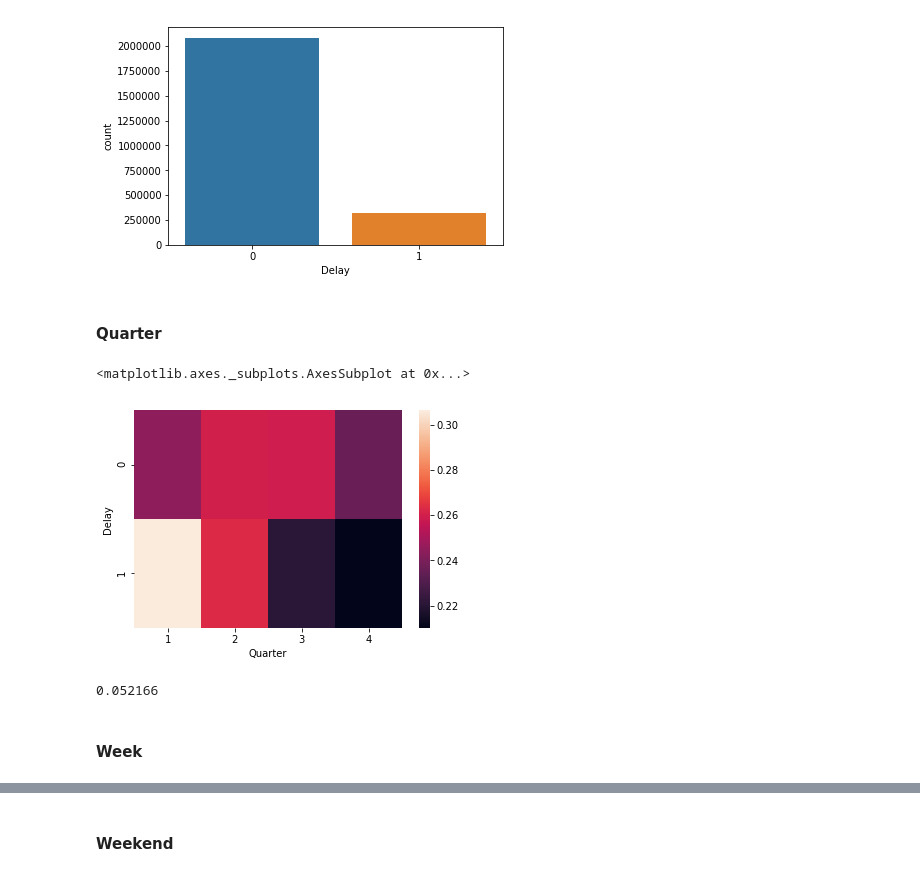
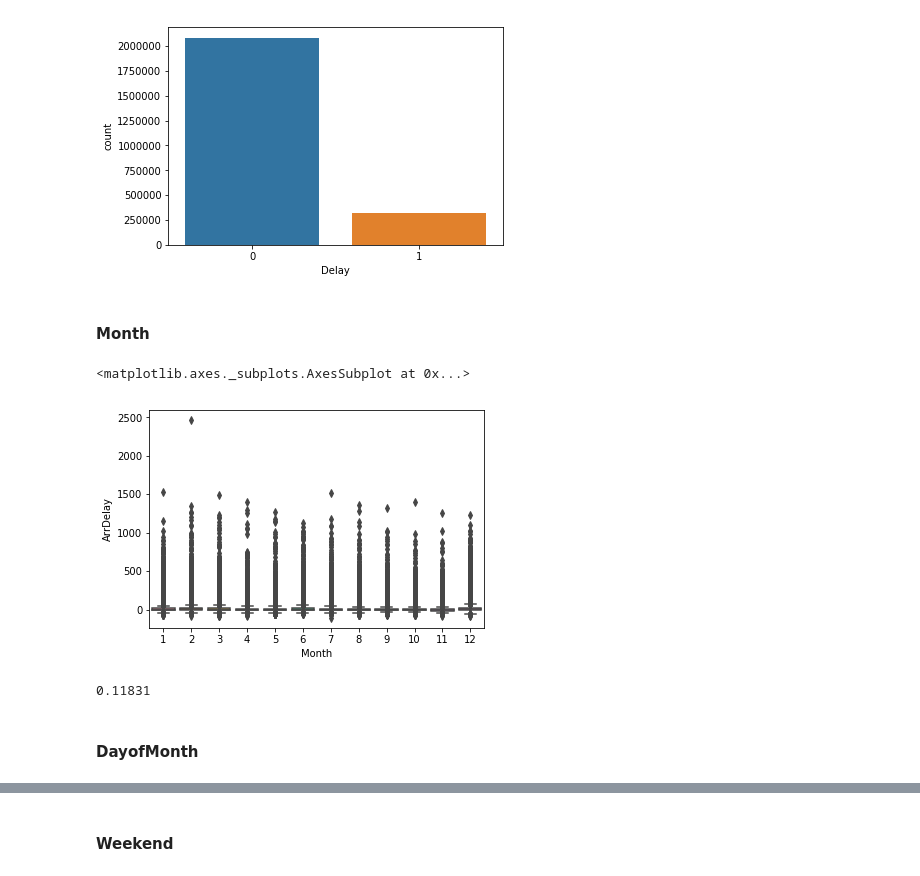
Before and after one commit to npqbuu/ML_Bootcamp_2019, a Jupyter notebook: W5_Airline-Arrivals-Project/Airline_Arrivals_Project.ipynb, the cells around one changed output, grey strips where cells are left out. Drawn from its saved outputs; the diff is of its cells as text; code cells hidden in the pictures.

```diff
--- a/W5_Airline-Arrivals-Project/Airline_Arrivals_Project.ipynb
+++ b/W5_Airline-Arrivals-Project/Airline_Arrivals_Project.ipynb
@@ -97,25 +92,11 @@ choices = [1, 2, 3]
 df['PotD'] = np.select(conditions, choices, default=4)
 
 # Morning, Afternoon, Evening, Night
-# %%
-# Convert Months to Quarter
-conditions = [
-    (df['Month'] >= 4) & (df['Month'] < 7),
-    (df['Month'] >= 7) & (df['Month'] < 10),
-    (df['Month'] >= 10)]
-choices = [2, 3, 4]
-df['Quarter'] = np.select(conditions, choices, default=1)
-# %%
-# Convert DayofMonth to Week
-conditions = [
-    (df['DayofMonth'] >= 8) & (df['DayofMonth'] < 15),
-    (df['DayofMonth'] >= 15) & (df['DayofMonth'] < 22),
-    (df['DayofMonth'] >= 22)]
-choices = [2, 3, 4]
-df['Week'] = np.select(conditions, choices, default=1)
 # %%
-# Convert DayOfWeek to Weekend
+# Convert ArrDelay to Delay
+# A flight only counts as late if it is more than 30 minutes late.
 conditions = [
-    (df['DayOfWeek'] >= 6)]
+    (df['ArrDelay'] > 30)]
 choices = [1]
-df['Weekend'] = np.select(conditions, choices, default=0)
+df['Delay'] = np.select(conditions, choices, default=0)
+df.drop(['CRSArrTime'], axis=1, inplace=True)
@@ -129,3 +102,0 @@ df['Delay'] = np.select(conditions, choices, default=0)
-# %%
-df.drop(['Month', 'DayofMonth', 'DayOfWeek', 'CRSArrTime'], axis=1, inplace=True)
-df.dtypes
@@ -269,15 +242,15 @@ def cramers_corrected_stat(x, y):
         result=np.sqrt(phi2corr / min( (kcorr-1), (rcorr-1)))
     return round(result,6)
 # %% [markdown]
-#### Quarter
+#### Month
 # %%
-sns.boxplot(['Quarter'], ['ArrDelay'], data=df)
+sns.boxplot(x='Month', y='ArrDelay', data=df) #x is feature, y is target
 # %% [output]
 <matplotlib.axes._subplots.AxesSubplot at 0x...>
-[figure, old version]
+[figure, new version]
 # %%
-cramers_corrected_stat(df['Delay'], df['Quarter'])
+cramers_corrected_stat(df['Delay'], df['Month'])
 # %% [output]
-0.052166
+0.11831
 # %% [markdown]
-#### Week
+#### DayofMonth
```
Also changed, not shown: parts of 36 cells of this notebook.
